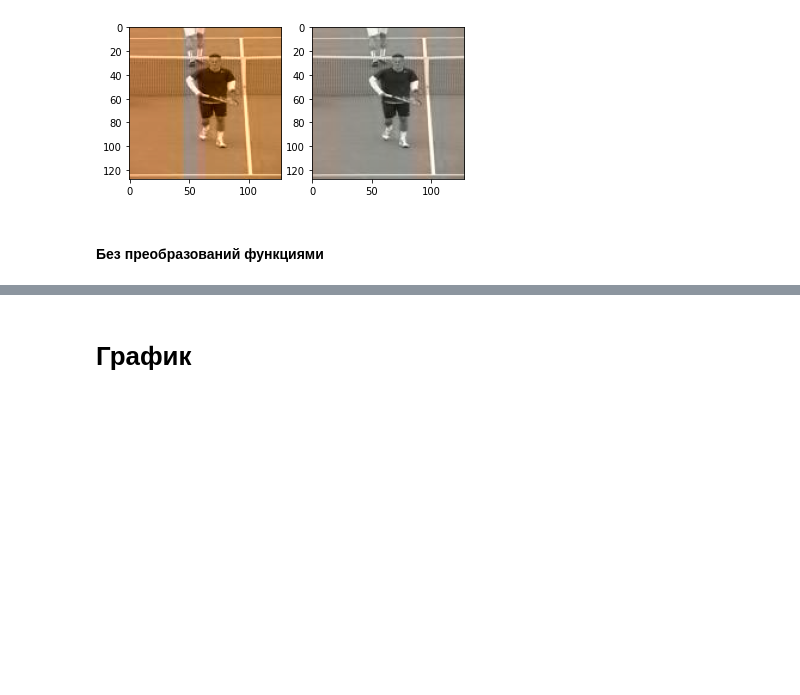
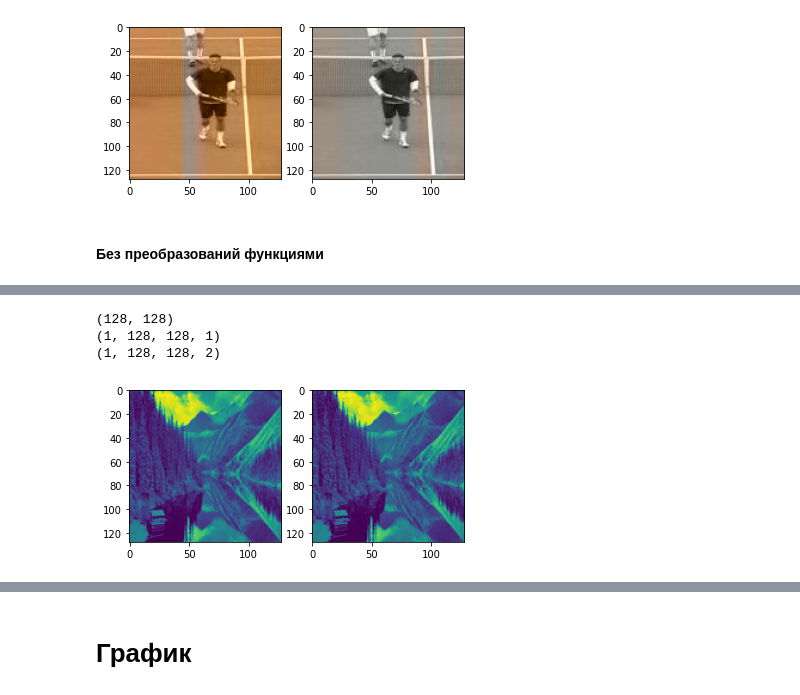
Before and after one commit to flowergum/Colorization, a Jupyter notebook: Color_small.ipynb, the cells around one changed output, grey strips where cells are left out. Drawn from its saved outputs; the diff is of its cells as text; code cells hidden in the pictures; blank space fills up the shorter version.

```diff
--- a/Color_small.ipynb
+++ b/Color_small.ipynb
@@ -381,0 +355,52 @@ plt.imshow(rgb)
+# %%
+i = 'LG1'
+img = Image.open('/content/drive/MyDrive/Colorization/Done/' + str(i) + '.jpg')
+image = img.resize((128, 128))
+imag = np.array(image)
+
+#imag = np.array(img)
+size = imag.shape
+print(size)
+
+if size == (size[0], size[1], 3):
+    lab = rgb2lab(1.0/255*imag)
+    A, Y = lab[:,:,0], lab[:,:,1:]
+    Y[:,:,0] = (Y[:,:,0] - mean_a) / std_a
+    Y[:,:,1] = (Y[:,:,1] - mean_b) / std_b
+
+elif size == (size[0], size[1]):
+    A = imag
+else:
+    print('Err')
+
+X = np.reshape((A), (1, size[0], size[1], 1))
+print(X.shape)
+output = model.predict(X)
+print(output.shape)
+
+output[:,:,:,0] = output[:,:,:,0] * std_a + mean_a
+output[:,:,:,1] = output[:,:,:,1] * std_b + mean_b
+
+#output *= (2)
+min_vals, max_vals = -128, 127
+ab = np.clip(output[0], min_vals, max_vals)
+
+cur = np.zeros((size[0], size[1], 3))
+cur[:,:,0] = np.clip(X[0][:,:,0], 0, 100)
+cur[:,:,1:] = ab
+rgb = lab2rgb(cur)
+
+plt.subplot(1, 2, 1)
+plt.imshow(image)
+plt.subplot(1, 2, 2)
+if size == (size[0], size[1], 3):
+    plt.imshow(rgb)
+elif size == (size[0], size[1]):
+    plt.imshow(imag)
+else:
+    print('Err')
+# %% [output]
+(128, 128)
+(1, 128, 128, 1)
+(1, 128, 128, 2)
+[figure, added]
```
Also changed, not shown: parts of 21 cells of this notebook.
